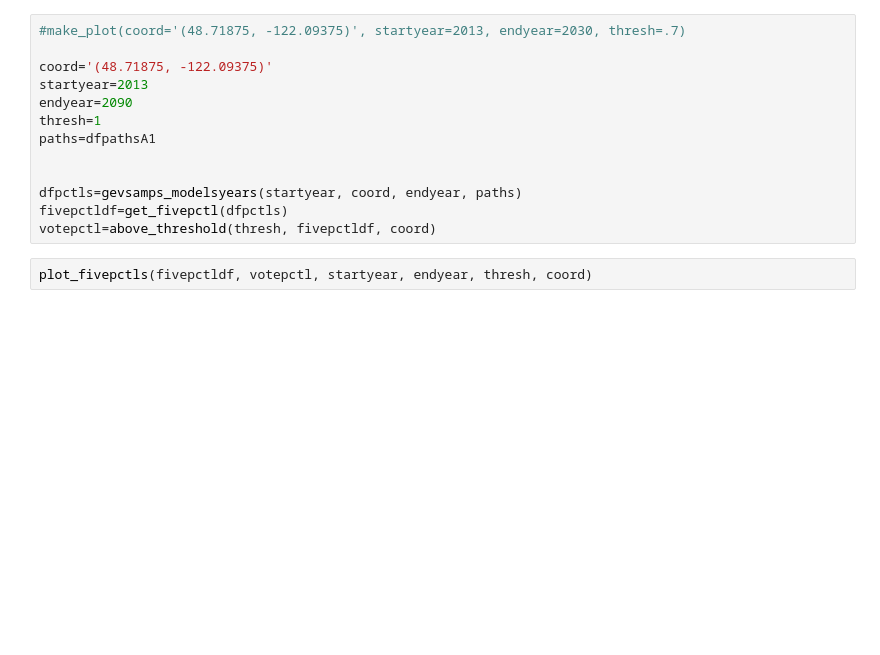
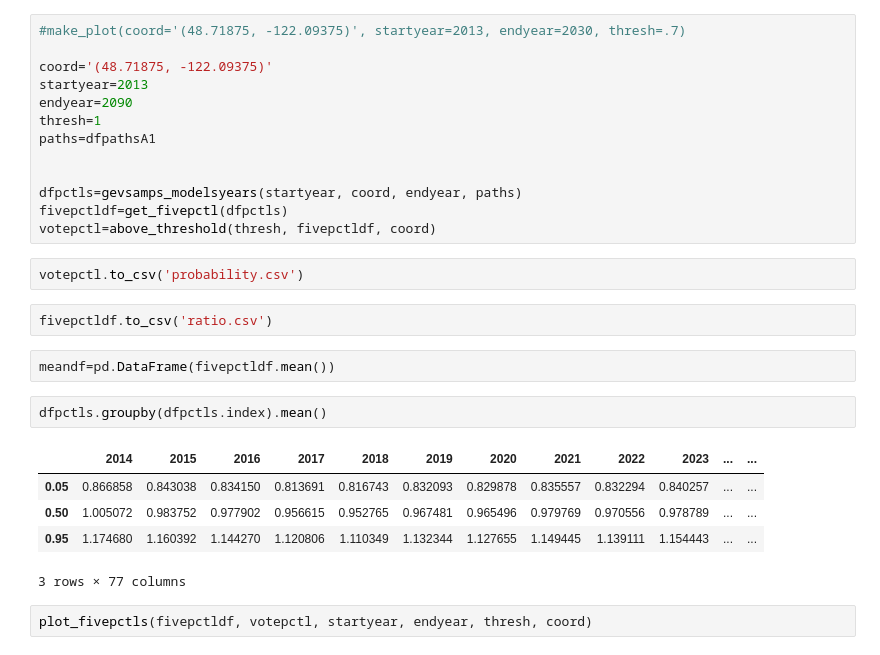
Before and after one commit to ao6372/WashingtonWaterways, a Jupyter notebook: dataset exploration-laptop.ipynb, the cells around one changed output. Cells and saved outputs as stored; diff of their text form; blank space fills up the shorter version.

```diff
--- a/dataset exploration-laptop.ipynb
+++ b/dataset exploration-laptop.ipynb
@@ -256,6 +256,20 @@ paths=dfpathsA1
 dfpctls=gevsamps_modelsyears(startyear, coord, endyear, paths)
 fivepctldf=get_fivepctl(dfpctls)
 votepctl=above_threshold(thresh, fivepctldf, coord)
+# %%
+votepctl.to_csv('probability.csv')
+# %%
+fivepctldf.to_csv('ratio.csv')
+# %%
+meandf=pd.DataFrame(fivepctldf.mean())
+# %%
+dfpctls.groupby(dfpctls.index).mean()
+# %% [output]
+|  | 2014 | 2015 | 2016 | 2017 | 2018 | 2019 | 2020 | 2021 | 2022 | 2023 | ... | ... |
+| 0.05 | 0.866858 | 0.843038 | 0.834150 | 0.813691 | 0.816743 | 0.832093 | 0.829878 | 0.835557 | 0.832294 | 0.840257 | ... | ... |
+| 0.50 | 1.005072 | 0.983752 | 0.977902 | 0.956615 | 0.952765 | 0.967481 | 0.965496 | 0.979769 | 0.970556 | 0.978789 | ... | ... |
+| 0.95 | 1.174680 | 1.160392 | 1.144270 | 1.120806 | 1.110349 | 1.132344 | 1.127655 | 1.149445 | 1.139111 | 1.154443 | ... | ... |
+3 rows × 77 columns
 # %%
 plot_fivepctls(fivepctldf, votepctl, startyear, endyear, thresh, coord)
 # %% [output]
```
Also changed, not shown: parts of 4 cells of this notebook, 2 other files.
